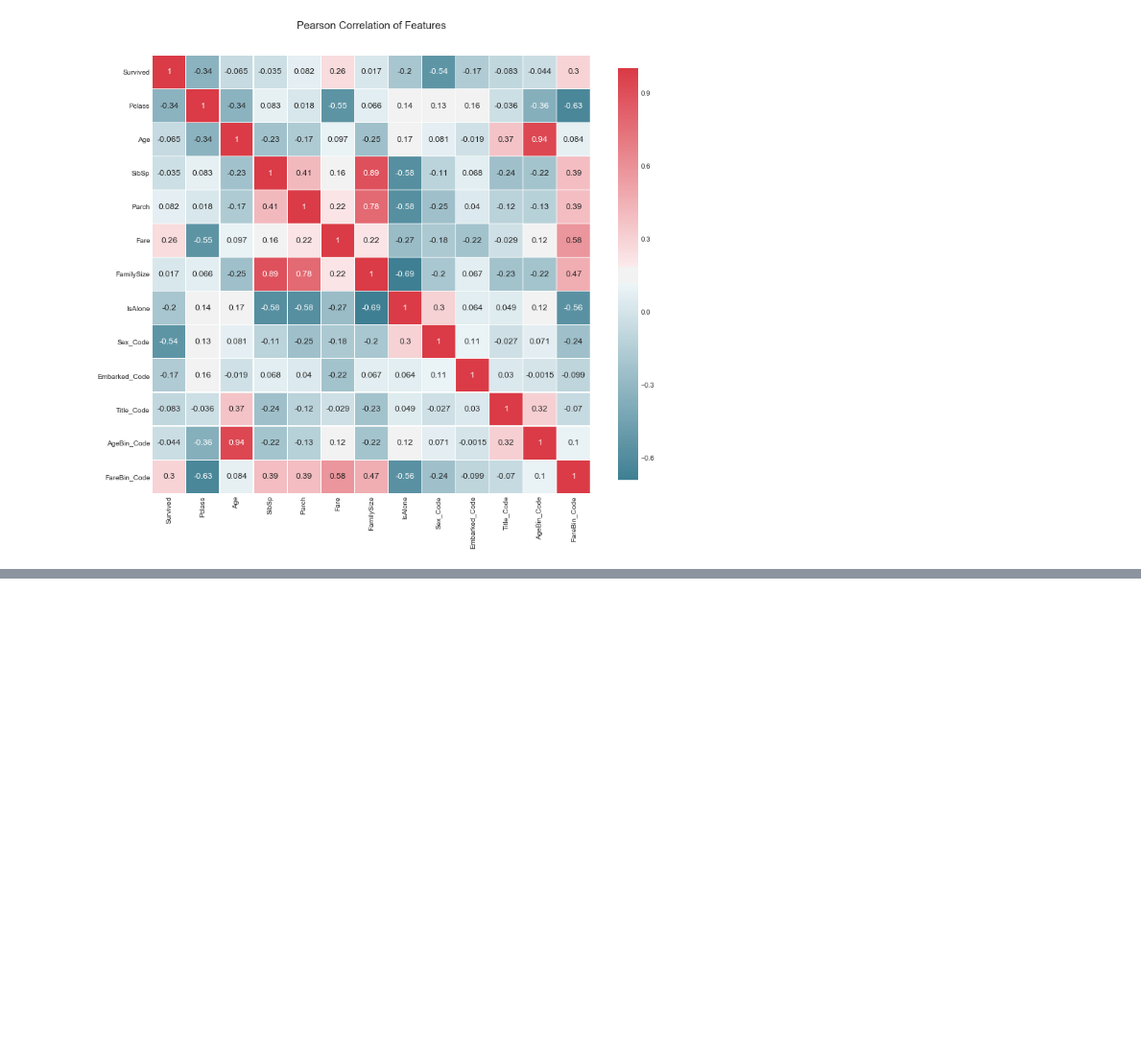
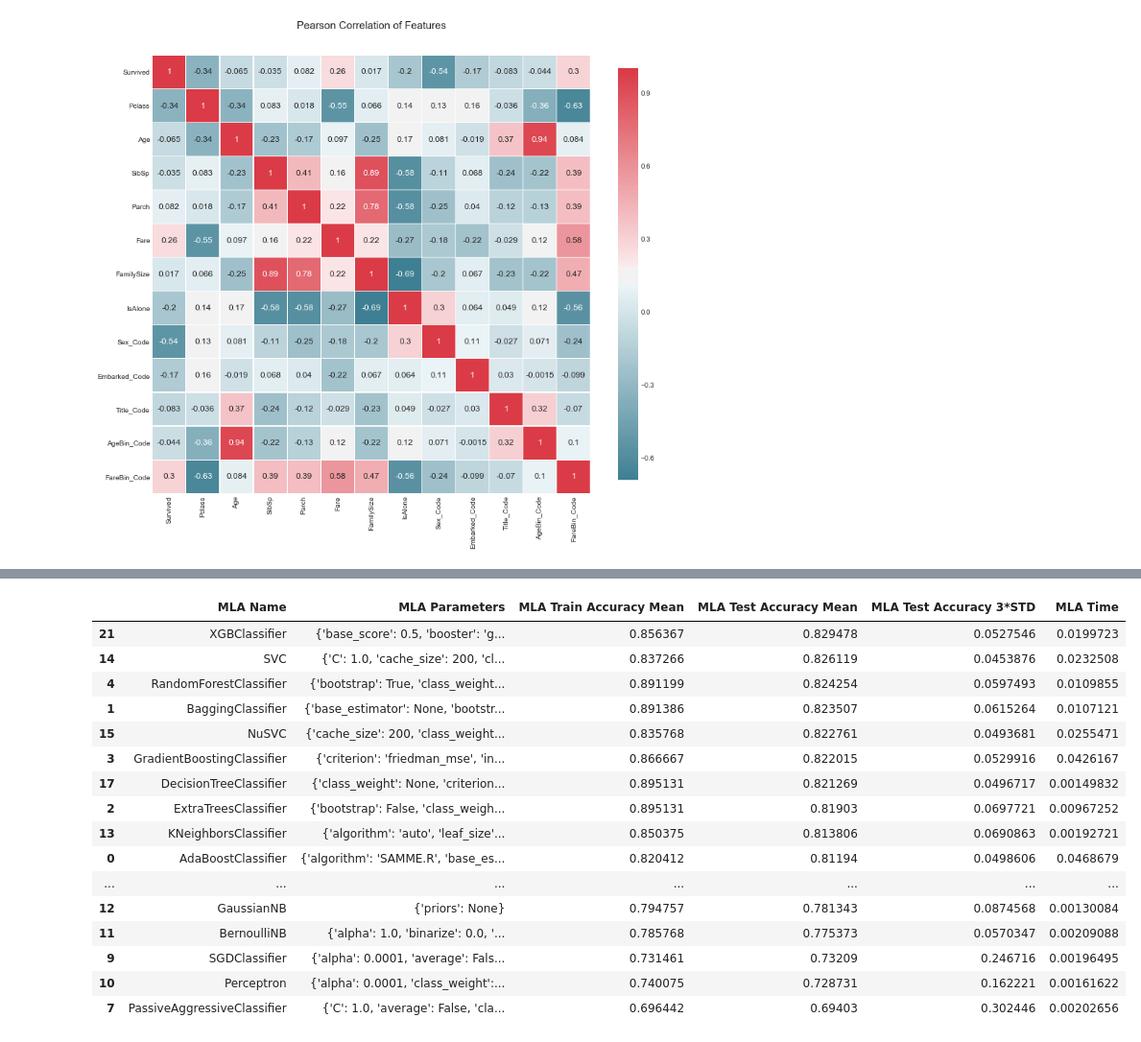
Before and after one commit to sebastienharinck/Courses, a Jupyter notebook: kaggle/titanic/titanic-machine-learning-from-disaster.ipynb, the cells around one changed output, grey strips where cells are left out. Shown: that part at 96% size. Cells and saved outputs as stored; diff of their text form; code cells hidden in the pictures; blank space fills up the shorter version.

Commit message:
kaggle titanic add model data

```diff
--- a/kaggle/titanic/titanic-machine-learning-from-disaster.ipynb
+++ b/kaggle/titanic/titanic-machine-learning-from-disaster.ipynb
@@ -650,0 +697,47 @@ correlation_heatmap(data1)
+# %%
+MLA_columns = ['MLA Name', 'MLA Parameters', 'MLA Train Accuracy Mean', 'MLA Test Accuracy Mean',
+              'MLA Test Accuracy 3*STD', 'MLA Time']
+# %%
+MLA_compare = pd.DataFrame(columns=MLA_columns)
+# %%
+MLA_predict = data1[Target]
+# %%
+row_index = 0
+for alg in MLA:
+    MLA_name = alg.__class__.__name__
+    MLA_compare.loc[row_index, 'MLA Name'] = MLA_name
+    MLA_compare.loc[row_index, 'MLA Parameters'] = str(alg.get_params())
+
+    cv_results = model_selection.cross_validate(alg, data1[data1_x_bin], data1[Target], cv=cv_split)
+
+    MLA_compare.loc[row_index, 'MLA Time'] = cv_results['fit_time'].mean()
+    MLA_compare.loc[row_index, 'MLA Train Accuracy Mean'] = cv_results['train_score'].mean()
+    MLA_compare.loc[row_index, 'MLA Test Accuracy Mean'] = cv_results['test_score'].mean()
+
+    MLA_compare.loc[row_index, 'MLA Test Accuracy 3*STD'] = cv_results['test_score'].std()*3
+
+    alg.fit(data1[data1_x_bin], data1[Target])
+    MLA_predict[MLA_name] = alg.predict(data1[data1_x_bin])
+
+    row_index+=1
+# %%
+MLA_compare.sort_values(by=['MLA Test Accuracy Mean'], ascending=False, inplace=True)
+MLA_compare
+# %% [output]
+|  | MLA Name | MLA Parameters | MLA Train Accuracy Mean | MLA Test Accuracy Mean | MLA Test Accuracy 3*STD | MLA Time |
+| 21 | XGBClassifier | {'base_score': 0.5, 'booster': 'g... | 0.856367 | 0.829478 | 0.0527546 | 0.0199723 |
+| 14 | SVC | {'C': 1.0, 'cache_size': 200, 'cl... | 0.837266 | 0.826119 | 0.0453876 | 0.0232508 |
+| 4 | RandomForestClassifier | {'bootstrap': True, 'class_weight... | 0.891199 | 0.824254 | 0.0597493 | 0.0109855 |
+| 1 | BaggingClassifier | {'base_estimator': None, 'bootstr... | 0.891386 | 0.823507 | 0.0615264 | 0.0107121 |
+| 15 | NuSVC | {'cache_size': 200, 'class_weight... | 0.835768 | 0.822761 | 0.0493681 | 0.0255471 |
+| 3 | GradientBoostingClassifier | {'criterion': 'friedman_mse', 'in... | 0.866667 | 0.822015 | 0.0529916 | 0.0426167 |
+| 17 | DecisionTreeClassifier | {'class_weight': None, 'criterion... | 0.895131 | 0.821269 | 0.0496717 | 0.00149832 |
+| 2 | ExtraTreesClassifier | {'bootstrap': False, 'class_weigh... | 0.895131 | 0.81903 | 0.0697721 | 0.00967252 |
+| 13 | KNeighborsClassifier | {'algorithm': 'auto', 'leaf_size'... | 0.850375 | 0.813806 | 0.0690863 | 0.00192721 |
+| 0 | AdaBoostClassifier | {'algorithm': 'SAMME.R', 'base_es... | 0.820412 | 0.81194 | 0.0498606 | 0.0468679 |
+| ... | ... | ... | ... | ... | ... | ... |
+| 12 | GaussianNB | {'priors': None} | 0.794757 | 0.781343 | 0.0874568 | 0.00130084 |
+| 11 | BernoulliNB | {'alpha': 1.0, 'binarize': 0.0, '... | 0.785768 | 0.775373 | 0.0570347 | 0.00209088 |
+| 9 | SGDClassifier | {'alpha': 0.0001, 'average': Fals... | 0.731461 | 0.73209 | 0.246716 | 0.00196495 |
+| 10 | Perceptron | {'alpha': 0.0001, 'class_weight':... | 0.740075 | 0.728731 | 0.162221 | 0.00161622 |
+| 7 | PassiveAggressiveClassifier | {'C': 1.0, 'average': False, 'cla... | 0.696442 | 0.69403 | 0.302446 | 0.00202656 |
```
Also changed, not shown: parts of 3 cells of this notebook.
